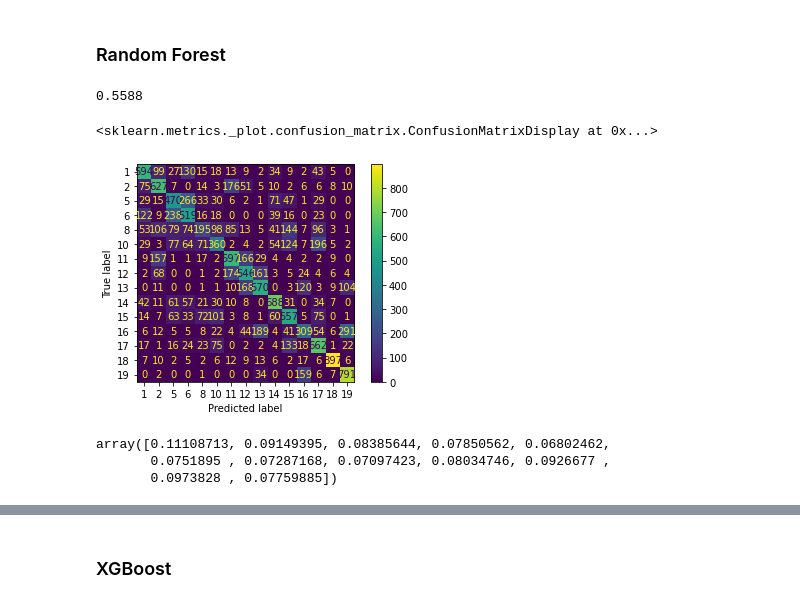
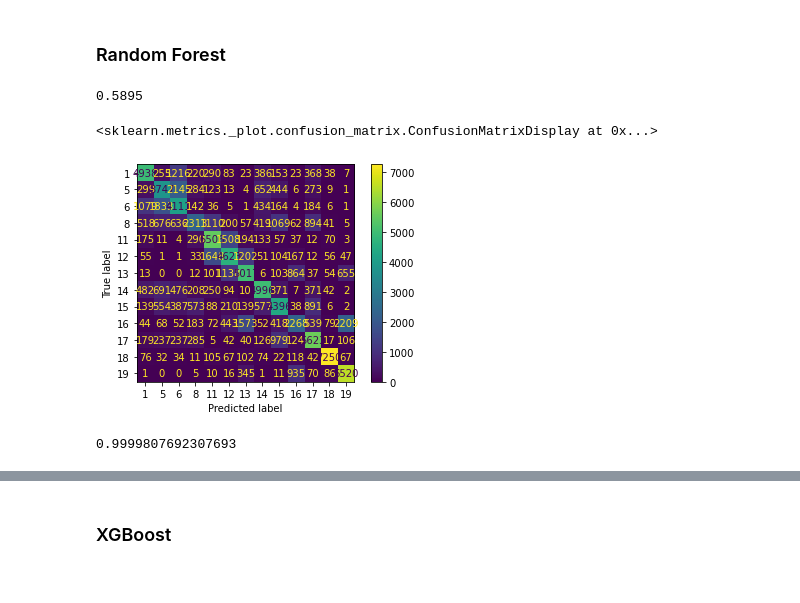
Before and after one commit to fynnweaver/Land_Cover_Classification, a Jupyter notebook: Code.ipynb, the cells around one changed output, grey strips where cells are left out. Saved outputs shown, nothing was run; the diff lists cells and outputs as text; code cells hidden in the pictures.

```diff
--- a/Code.ipynb
+++ b/Code.ipynb
@@ -213,7 +213,7 @@ y
 dtype: int64
 # %%
 #select classes above threshold
-threshold = 5000
+threshold = 40000
 main_top_classes = main_classes[main_classes > threshold].reset_index().y
 
 #save dataframe subset of those classes
@@ -226,6 +226,8 @@ smallest_class = threshold
 
 #take subset of each class equal to smallest class value
 data = main_subset.groupby("y").sample(n=smallest_class, random_state=24)
+data.to_csv('data/testtrain.csv', index = False)
+
 print(data.shape)
 data.value_counts('y').sort_index()
 # %% [output]
@@ -296,4 +300,10 @@ group_folder = 'base_run/'
 y = data.y
 X = data.drop('y', axis = 1)
 
-X_train, X_test, y_train, y_test = train_test_split(X, y, stratify = y, train_size=0.8, random_state = 0)
+#Dimensionality reduction
+pca = PCA(n_components = 6)
+pca.fit(X)
+print(pca.explained_variance_ratio_)
+X_pca = pca.transform(X)
+
+X_train, X_test, y_train, y_test = train_test_split(X_pca, y, stratify = y, train_size=0.8, random_state = 0)
@@ -377,28 +364,30 @@ cm_rbf_fig.figure_.savefig(os.path.join(confusion_path, group_folder, 'rbf.png')
 # %%
 from sklearn.ensemble import RandomForestClassifier
 # %%
-forest = RandomForestClassifier(random_state = 0).fit(X_train, y_train)
+forest = RandomForestClassifier(random_state = 0,  n_estimators = 300, max_depth = 35, max_features = 2).fit(X_train, y_train)
 
 #get accuracy
 accuracy_forest = forest.score(X_test, y_test)
 print(accuracy_forest)
 
 #plot confusion matrix
 forest_pred = forest.predict(X_test)
 cm_forest = confusion_matrix(y_test, forest_pred)
 cm_forest_fig = ConfusionMatrixDisplay(confusion_matrix = cm_forest, display_labels = forest.classes_)
 cm_forest_fig.plot()
 # %% [output]
-0.5588
+0.5895
 <sklearn.metrics._plot.confusion_matrix.ConfusionMatrixDisplay at 0x...>
-[figure, old version]
+[figure, new version]
+# %%
+#get accuracy
+accuracy_forest = forest.score(X_train, y_train)
+print(accuracy_forest)
+# %% [output]
+0.9999807692307693
 # %%
 #band weight
 forest.feature_importances_
-# %% [output]
-array([0.11108713, 0.09149395, 0.08385644, 0.07850562, 0.06802462,
-       0.0751895 , 0.07287168, 0.07097423, 0.08034746, 0.0926677 ,
-       0.0973828 , 0.07759885])
 # %%
 #save
 cm_forest_fig.figure_.savefig(os.path.join(confusion_path, group_folder, 'forest.png'))
```
Also changed, not shown: parts of 9 cells of this notebook, 2 other files.
